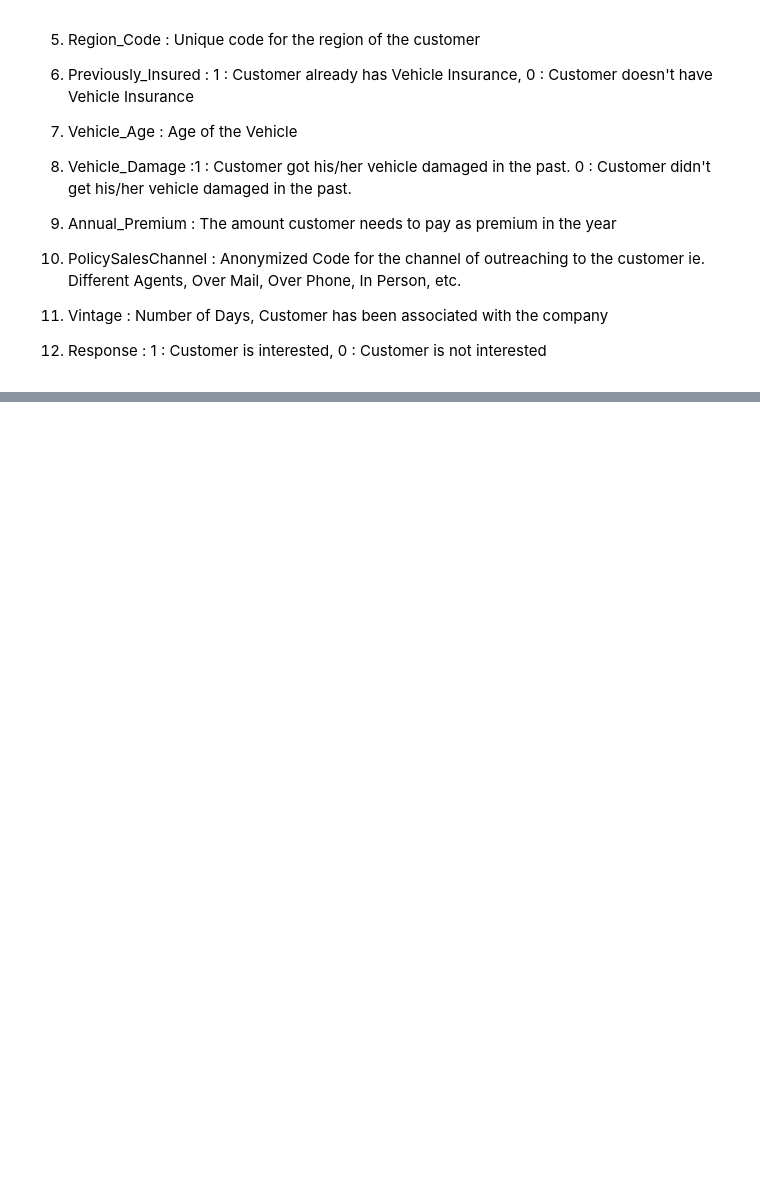
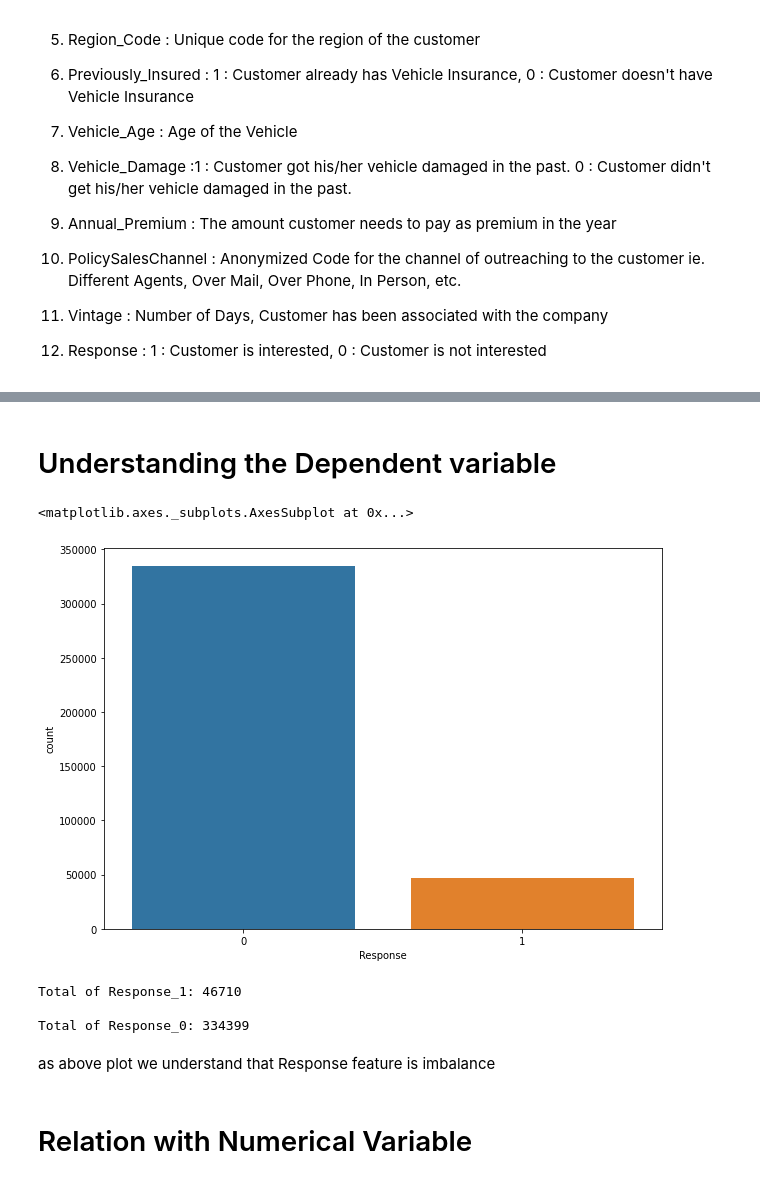
Before and after one commit to AjaharDaroga/Health_Insurance_Cross_Sell_Prediction, a Jupyter notebook: HEALTH_INSURANCE_CROSS_SELL_PREDICTION.ipynb, the cells around one changed output, grey strips where cells are left out. Drawn from its saved outputs; the diff is of its cells as text; code cells hidden in the pictures; blank space fills up the shorter version.

```diff
--- a/HEALTH_INSURANCE_CROSS_SELL_PREDICTION.ipynb
+++ b/HEALTH_INSURANCE_CROSS_SELL_PREDICTION.ipynb
@@ -40,0 +79,3 @@ Now, in order to predict, whether the customer would be interested in Vehicle in
+# %%
+#load the dataset
+df=pd.read_csv('/content/drive/MyDrive/CAPSTONE_PROJECTS/SUPERVISED_ML_CLASSIFICTION_PROJECT/TRAIN-HEALTH INSURANCE CROSS SELL PREDICTION.csv')
@@ -40,0 +193,27 @@ Now, in order to predict, whether the customer would be interested in Vehicle in
+# %% [markdown]
+
+# Understanding the Dependent variable
+# %%
+def feature_understand_plot(x):
+  ''' plot the data presenation in bar plot to easely understable and different subtype in data'''
+  plt.figure(figsize=(10,7))
+  return sns.countplot(data=df,x=x)
+# %%
+feature_understand_plot("Response")
+# %% [output]
+<matplotlib.axes._subplots.AxesSubplot at 0x...>
+[figure, added]
+# %%
+# exact count of passenger book the hotel
+Response_1 = (df['Response'] == 1).sum()
+Response_0= (df['Response'] == 0).sum()
+print("Total of Response_1: {} \n".format(Response_1))
+print("Total of Response_0: {} \n".format(Response_0))
+# %% [output]
+Total of Response_1: 46710
+
+Total of Response_0: 334399
+# %% [markdown]
+as above plot we understand that Response feature is imbalance
+# %% [markdown]
+# Relation with Numerical Variable
```
Also changed, not shown: parts of 26 cells of this notebook.
